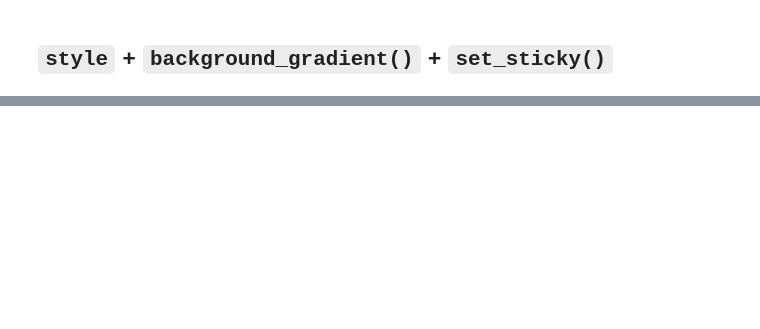
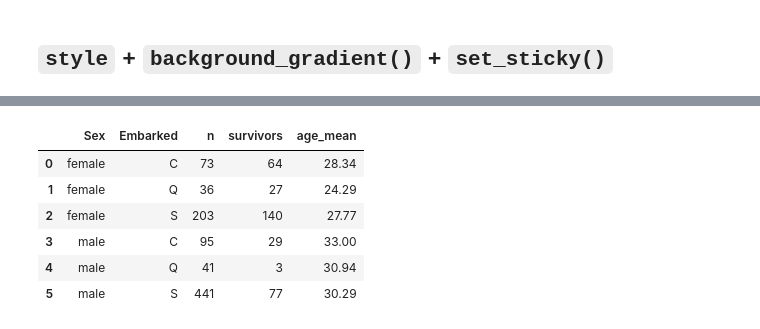
Before and after one commit to nicoambrosis/Effective-Pandas, a Jupyter notebook: background_gradient.ipynb, the cells around one changed output, grey strips where cells are left out. Drawn from its saved outputs; the diff is of its cells as text; code cells hidden in the pictures; blank space fills up the shorter version.

```diff
--- a/background_gradient.ipynb
+++ b/background_gradient.ipynb
@@ -76,0 +150,17 @@ The background color is determined according to the data in each column, row or
+# %%
+# as_index = False es muy util para conseguir una DF comun y corriente sin indice multiple
+(df
+ .groupby(['Sex','Embarked'], as_index = False)
+ .agg(
+     n = ('PassengerId', 'count'),    # crea una columna n, que cuenta los valores de PassengerId
+     survivors = ('Survived', 'sum'), # crea una col survivors que suma los valores de la col Survived
+     age_mean = ('Age', 'mean'))      # crea una col age_mean que calcula la media de la columna age
+)
+# %% [output]
+|  | Sex | Embarked | n | survivors | age_mean |
+| 0 | female | C | 73 | 64 | 28.34 |
+| 1 | female | Q | 36 | 27 | 24.29 |
+| 2 | female | S | 203 | 140 | 27.77 |
+| 3 | male | C | 95 | 29 | 33.00 |
+| 4 | male | Q | 41 | 3 | 30.94 |
+| 5 | male | S | 441 | 77 | 30.29 |
```
Also changed, not shown: parts of 11 cells of this notebook.
